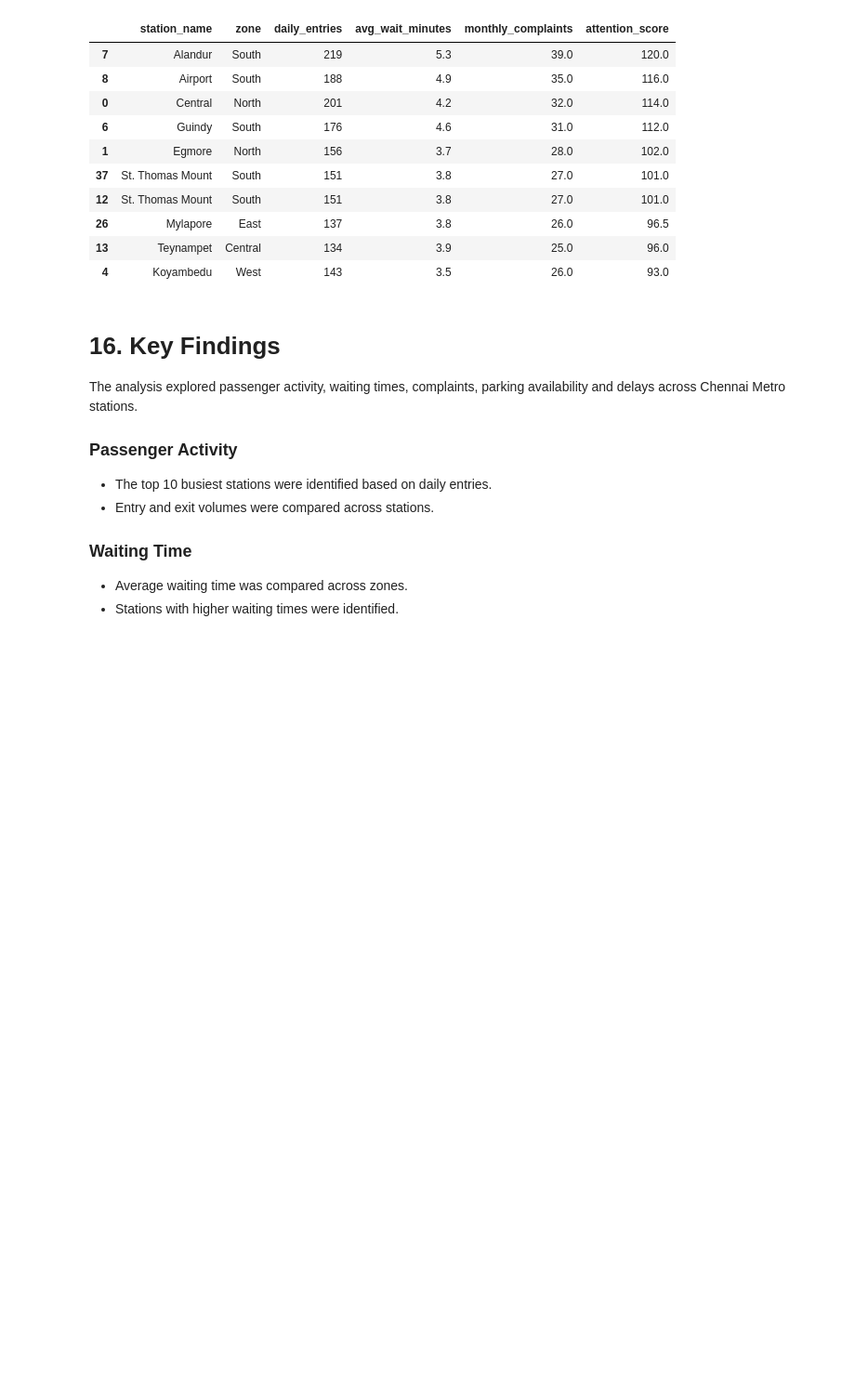
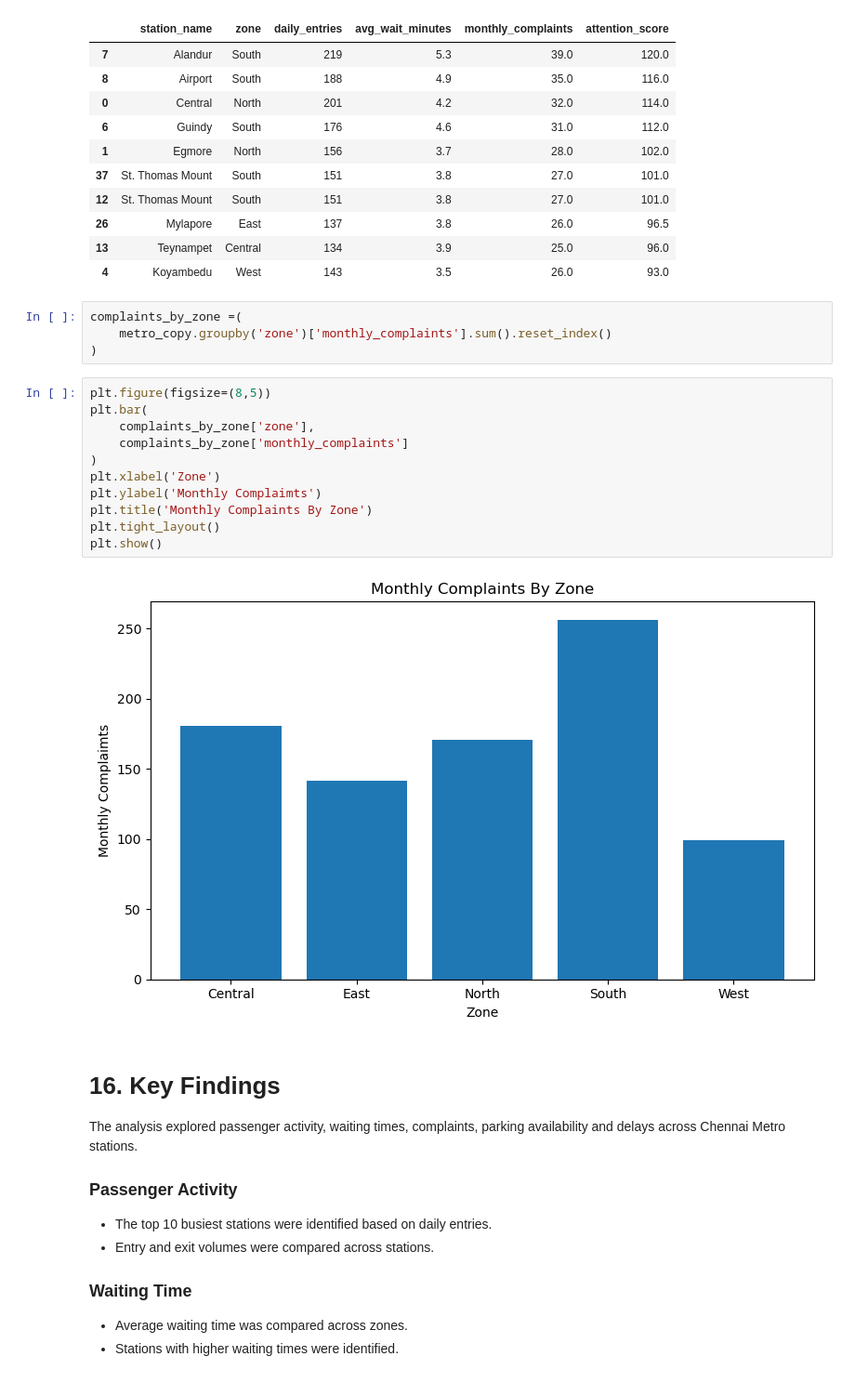
Before and after one commit to ksvishnu8a-dotcom/chennai-metro-station-analysis, a Jupyter notebook: notebooks/metro_station_analysis.ipynb, the cells around one changed output. Shown at 93% size. Drawn from its saved outputs; the diff is of its cells as text; blank space fills up the shorter version.

```diff
--- a/notebooks/metro_station_analysis.ipynb
+++ b/notebooks/metro_station_analysis.ipynb
@@ -656,6 +699,23 @@ most_attention[
 | 26 | Mylapore | East | 137 | 3.8 | 26.0 | 96.5 |
 | 13 | Teynampet | Central | 134 | 3.9 | 25.0 | 96.0 |
 | 4 | Koyambedu | West | 143 | 3.5 | 26.0 | 93.0 |
+# %%
+complaints_by_zone =(
+    metro_copy.groupby('zone')['monthly_complaints'].sum().reset_index()
+)
+# %%
+plt.figure(figsize=(8,5))
+plt.bar(
+    complaints_by_zone['zone'],
+    complaints_by_zone['monthly_complaints']
+)
+plt.xlabel('Zone')
+plt.ylabel('Monthly Complaimts')
+plt.title('Monthly Complaints By Zone')
+plt.tight_layout()
+plt.show()
+# %% [output]
+[figure, added]
 # %% [markdown]
 # 16. Key Findings
 
```
Also changed, not shown: parts of 3 cells of this notebook.
